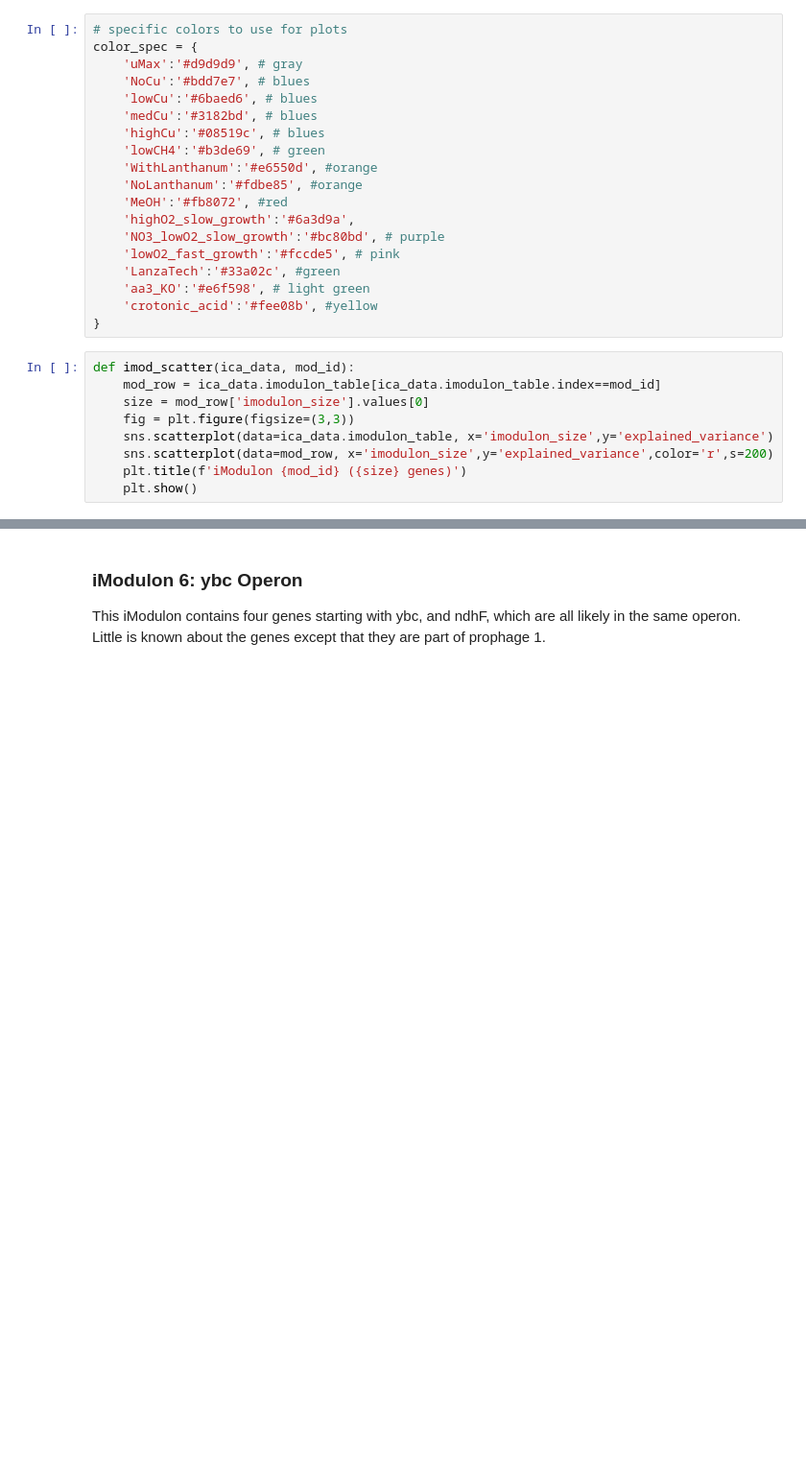
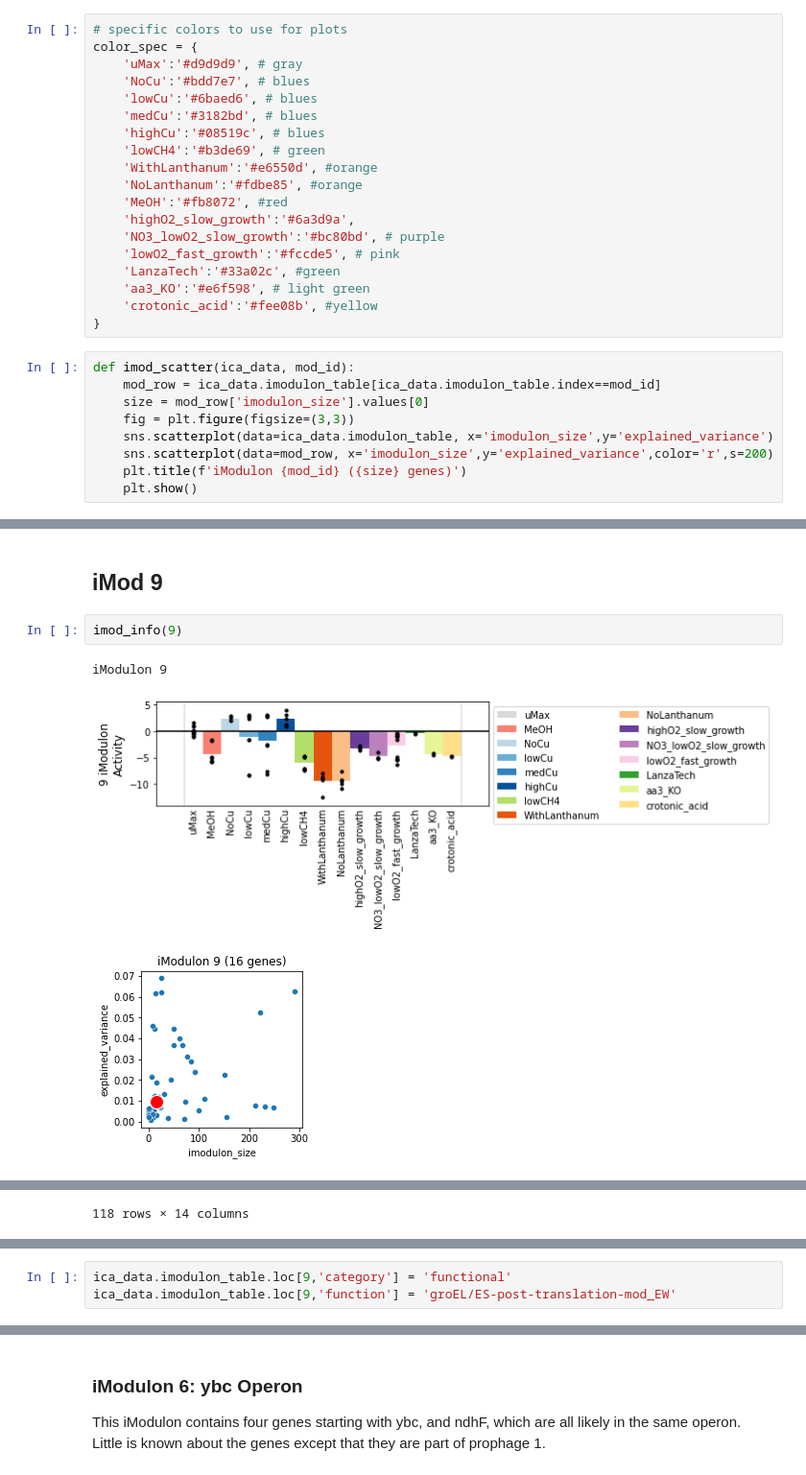
Before and after one commit to erinhwilson/modulome-workflow, a Jupyter notebook: 5_characterize_iModulons/3_manual_iModulon_curation_Erin.ipynb, the cells around one changed output, grey strips where cells are left out. Shown at 96% size. Drawn from its saved outputs; the diff is of its cells as text; blank space fills up the shorter version.

```diff
--- a/5_characterize_iModulons/3_manual_iModulon_curation_Erin.ipynb
+++ b/5_characterize_iModulons/3_manual_iModulon_curation_Erin.ipynb
@@ -449,0 +672,8 @@ ica_data.rename_imodulons({3:'uncharacterized-2'})
+# %% [markdown]
+## iMod 9
+# %%
+imod_info(9)
+# %% [output]
+iModulon 9
+[figure, added]
+[figure, added]
@@ -449,0 +692 @@ ica_data.rename_imodulons({3:'uncharacterized-2'})
+118 rows × 14 columns
@@ -449,0 +710,3 @@ ica_data.rename_imodulons({3:'uncharacterized-2'})
+# %%
+ica_data.imodulon_table.loc[9,'category'] = 'functional'
+ica_data.imodulon_table.loc[9,'function'] = 'groEL/ES-post-translation-mod_EW'
```
Also changed, not shown: parts of 84 cells of this notebook.
